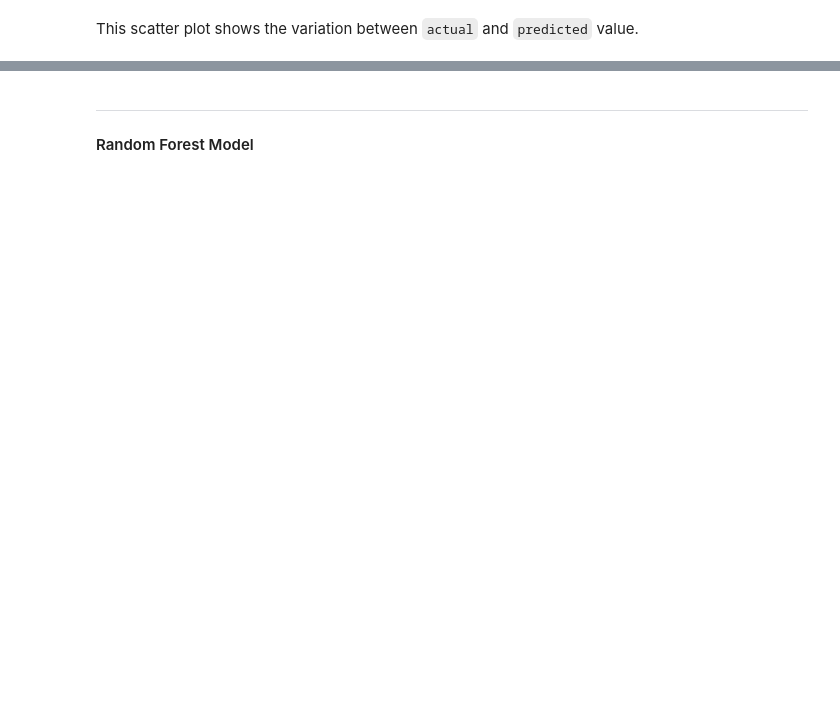
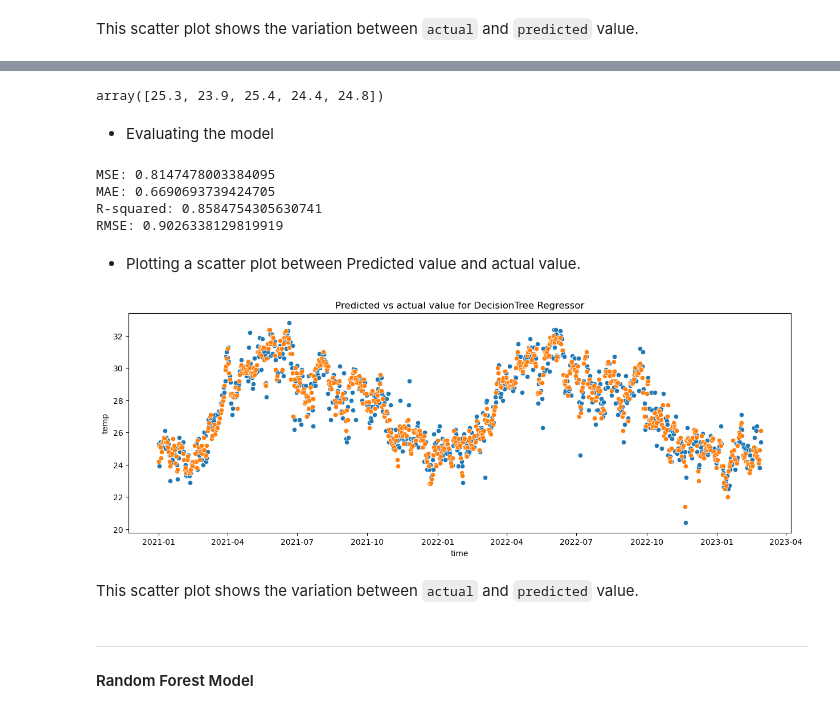
Before and after one commit to S-Vijay-vj/Chennai-Weather-data-analysis-and-Forecasting, a Jupyter notebook: weather_data_analysis_and_forecasting.ipynb, the cells around one changed output, grey strips where cells are left out. Drawn from its saved outputs; the diff is of its cells as text; code cells hidden in the pictures; blank space fills up the shorter version.

```diff
--- a/weather_data_analysis_and_forecasting.ipynb
+++ b/weather_data_analysis_and_forecasting.ipynb
@@ -691,0 +728,7 @@ sns.regplot(x=temp_pred,y=temp_actual,)
+# %%
+temp_pred_2=decisionReg.predict(y[['max_temp','min_temp','mean_temp']])
+temp_pred_2[:5]
+# %% [output]
+array([25.3, 23.9, 25.4, 24.4, 24.8])
+# %% [markdown]
+- Evaluating the model
@@ -692,3 +740,26 @@ sns.regplot(x=temp_pred,y=temp_actual,)
+# %%
+decisionReg_metrics=[mse,mae,r2,rmse]
+print("MSE:", mse)
+print("MAE:", mae)
+print("R-squared:", r2)
+print("RMSE:", rmse)
+# %% [output]
+MSE: 0.8147478003384095
+MAE: 0.6690693739424705
+R-squared: 0.8584754305630741
+RMSE: 0.9026338129819919
+# %% [markdown]
+- Plotting a scatter plot between Predicted value and actual value.
+# %%
+plt.figure(figsize=(15,5))
+plt.title('Predicted vs actual value for DecisionTree Regressor')
+sns.scatterplot(x=y.index,y=temp_pred_2)
+sns.scatterplot(x=y.index,y=temp_actual)
+plt.show()
+# %% [output]
+[figure, added]
+# %% [markdown]
+This scatter plot shows the variation between `actual` and `predicted` value.
 # %% [markdown]
 ---
 #### Random Forest Model
```
Also changed, not shown: parts of 30 cells of this notebook.
